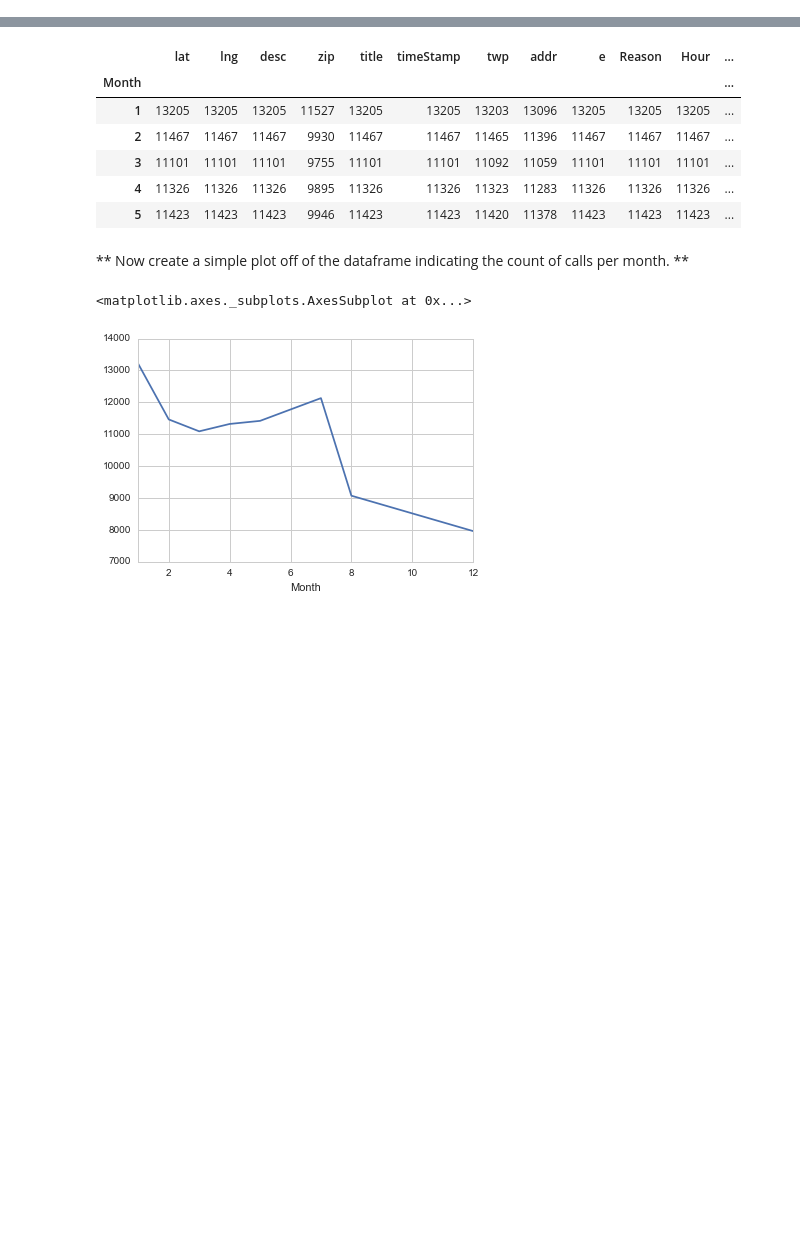
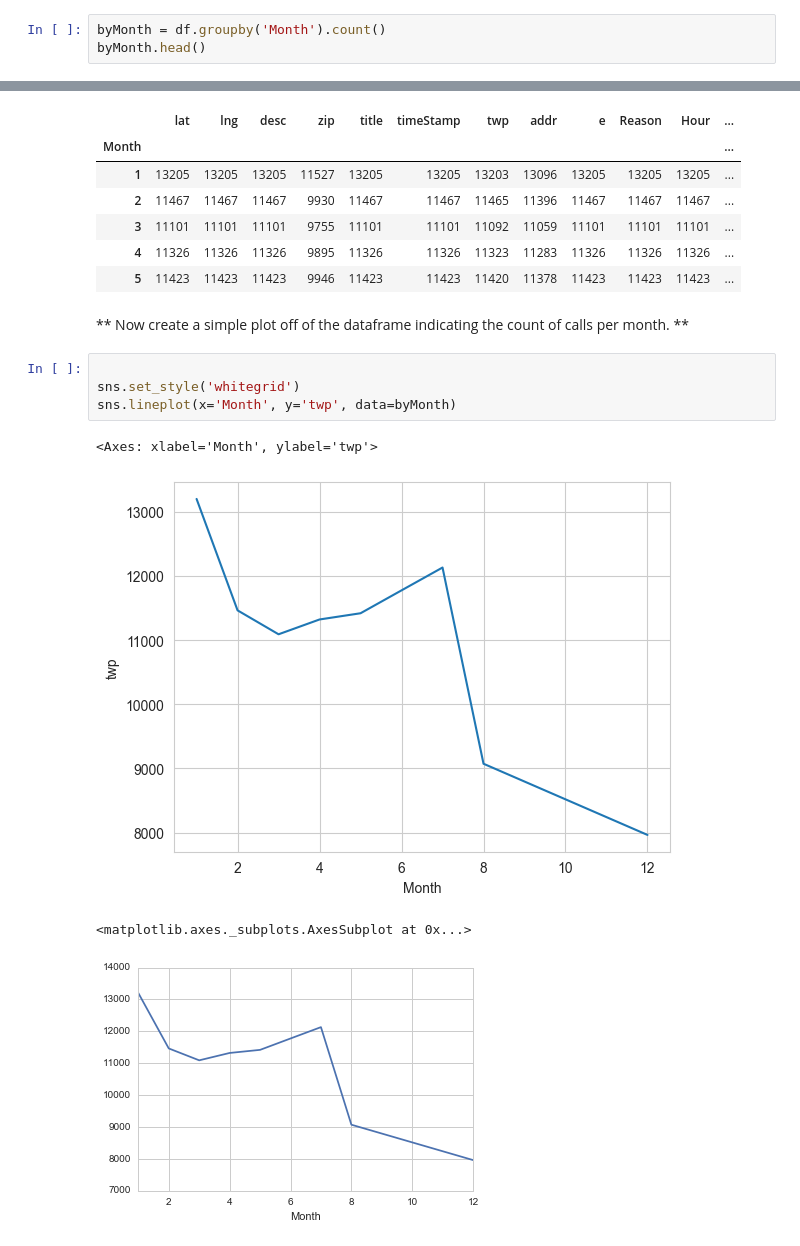
Before and after one commit to tersor/dat803, a Jupyter notebook: oppgave-01/01-911 Calls Data project.ipynb, the cells around one changed output, grey strips where cells are left out. Saved outputs shown, nothing was run; the diff lists cells and outputs as text; blank space fills up the shorter version.

```diff
--- a/oppgave-01/01-911 Calls Data project.ipynb
+++ b/oppgave-01/01-911 Calls Data project.ipynb
@@ -103,3 +189,6 @@ _____
 **You should have noticed it was missing some Months, let's see if we can maybe fill in this information by plotting the information in another way, possibly a simple line plot that fills in the missing months, in order to do this, we'll need to do some work with pandas...**
 # %% [markdown]
 ** Now create a gropuby object called byMonth, where you group the DataFrame by the month column and use the count() method for aggregation. Use the head() method on this returned DataFrame. **
+# %%
+byMonth = df.groupby('Month').count()
+byMonth.head()
@@ -114,6 +211,13 @@ _____
 | 5 | 11423 | 11423 | 11423 | 9946 | 11423 | 11423 | 11420 | 11378 | 11423 | 11423 | 11423 | ... |
 # %% [markdown]
 ** Now create a simple plot off of the dataframe indicating the count of calls per month. **
+# %%
+
+sns.set_style('whitegrid')
+sns.lineplot(x='Month', y='twp', data=byMonth)
+# %% [output]
+<Axes: xlabel='Month', ylabel='twp'>
+[figure, added]
 # %%
 # %% [output]
 <matplotlib.axes._subplots.AxesSubplot at 0x...>
```
Also changed, not shown: parts of 36 cells of this notebook, 12 other files.
